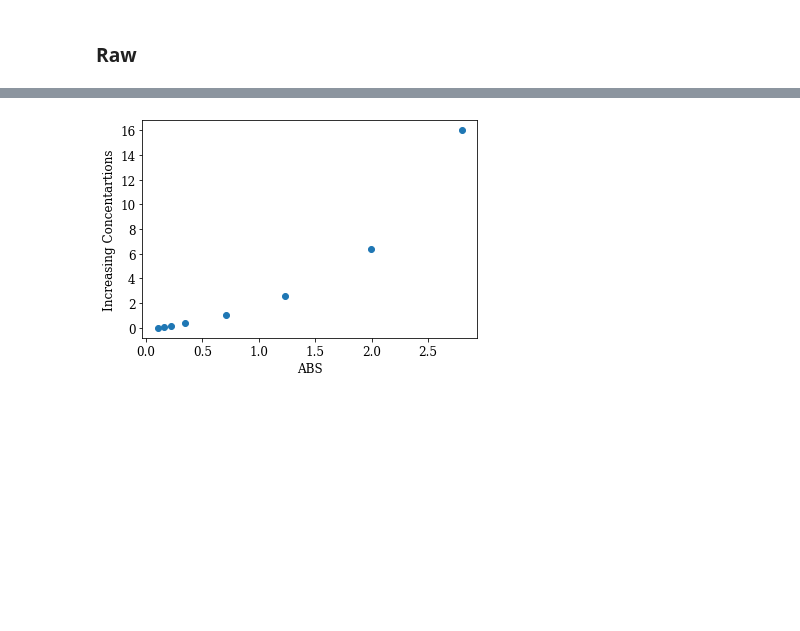
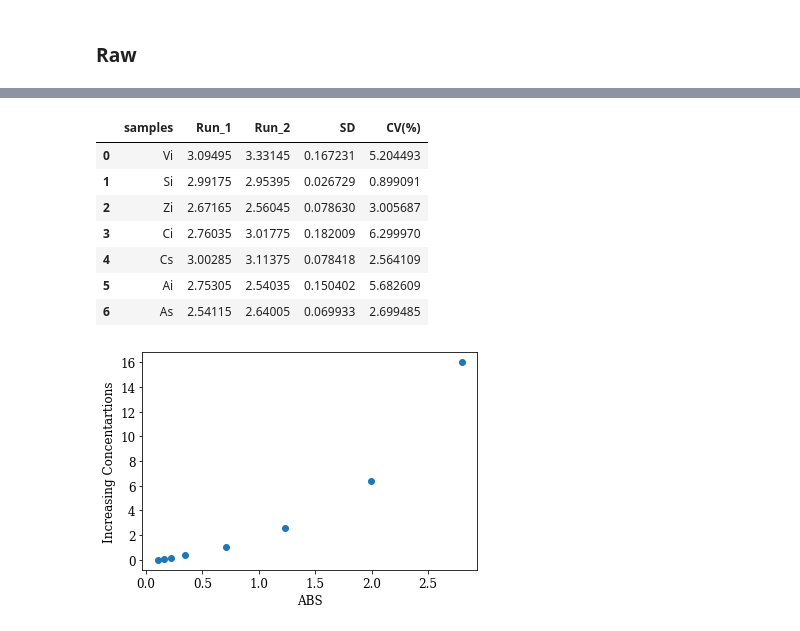
Before and after one commit to jamesleocodes/elisa_bdnf_cortisol, a Jupyter notebook: codes/4PL.ipynb, the cells around one changed output, grey strips where cells are left out. Saved outputs shown, nothing was run; the diff lists cells and outputs as text; code cells hidden in the pictures; blank space fills up the shorter version.

```diff
--- a/codes/4PL.ipynb
+++ b/codes/4PL.ipynb
@@ -67,3 +75,47 @@ data
+# %%
+run_1 = [blank_corrected.iloc[2,1],blank_corrected.iloc[4,1],blank_corrected.iloc[6,1],blank_corrected.iloc[0,2],blank_corrected.iloc[2,2],blank_corrected.iloc[4,2],blank_corrected.iloc[6,2]]
+# %%
+run_2 = [blank_corrected.iloc[3,1],blank_corrected.iloc[5,1],blank_corrected.iloc[7,1],blank_corrected.iloc[1,2],blank_corrected.iloc[3,2],blank_corrected.iloc[5,2],blank_corrected.iloc[7,2]]
+# %%
+# standard deviation
+stdev_1 = statistics.stdev([blank_corrected.iloc[2,1],blank_corrected.iloc[3,1]])
+stdev_2 = statistics.stdev([blank_corrected.iloc[4,1],blank_corrected.iloc[5,1]])
+stdev_3 = statistics.stdev([blank_corrected.iloc[6,1],blank_corrected.iloc[7,1]])
+stdev_4 = statistics.stdev([blank_corrected.iloc[0,2],blank_corrected.iloc[1,2]])
+stdev_5 = statistics.stdev([blank_corrected.iloc[2,2],blank_corrected.iloc[3,2]])
+stdev_6 = statistics.stdev([blank_corrected.iloc[4,2],blank_corrected.iloc[5,2]])
+stdev_7 = statistics.stdev([blank_corrected.iloc[6,2],blank_corrected.iloc[7,2]])
+
+# average
+mean_1 = statistics.mean([blank_corrected.iloc[2,1],blank_corrected.iloc[3,1]])
+mean_2 = statistics.mean([blank_corrected.iloc[4,1],blank_corrected.iloc[5,1]])
+mean_3 = statistics.mean([blank_corrected.iloc[6,1],blank_corrected.iloc[7,1]])
+mean_4 = statistics.mean([blank_corrected.iloc[0,2],blank_corrected.iloc[1,2]])
+mean_5 = statistics.mean([blank_corrected.iloc[2,2],blank_corrected.iloc[3,2]])
+mean_6 = statistics.mean([blank_corrected.iloc[4,2],blank_corrected.iloc[5,2]])
+mean_7 = statistics.mean([blank_corrected.iloc[6,2],blank_corrected.iloc[7,2]])
+
+# cv(%)
+cv_1 = (stdev_1/mean_1)*100
+cv_2 = (stdev_2/mean_2)*100
+cv_3 = (stdev_3/mean_3)*100
+cv_4 = (stdev_4/mean_4)*100
+cv_5 = (stdev_5/mean_5)*100
+cv_6 = (stdev_6/mean_6)*100
+cv_7 = (stdev_7/mean_7)*100
+# %%
+col = {'samples':['Vi','Si','Zi','Ci','Cs','Ai','As'],'Run_1':run_1,'Run_2':run_2,'SD':[stdev_1,stdev_2,stdev_3,stdev_4,stdev_5,stdev_6,stdev_7],'CV(%)':[cv_1,cv_2,cv_3,cv_4,cv_5,cv_6,cv_7]}
+avg_samples = pd.DataFrame.from_dict(col)
+avg_samples
+# %% [output]
+|  | samples | Run_1 | Run_2 | SD | CV(%) |
+| 0 | Vi | 3.09495 | 3.33145 | 0.167231 | 5.204493 |
+| 1 | Si | 2.99175 | 2.95395 | 0.026729 | 0.899091 |
+| 2 | Zi | 2.67165 | 2.56045 | 0.078630 | 3.005687 |
+| 3 | Ci | 2.76035 | 3.01775 | 0.182009 | 6.299970 |
+| 4 | Cs | 3.00285 | 3.11375 | 0.078418 | 2.564109 |
+| 5 | Ai | 2.75305 | 2.54035 | 0.150402 | 5.682609 |
+| 6 | As | 2.54115 | 2.64005 | 0.069933 | 2.699485 |
 # %%
 x=data['STD_2']
 y=data['STD_CONC']
```
Also changed, not shown: parts of 9 cells of this notebook, 1 other file.
